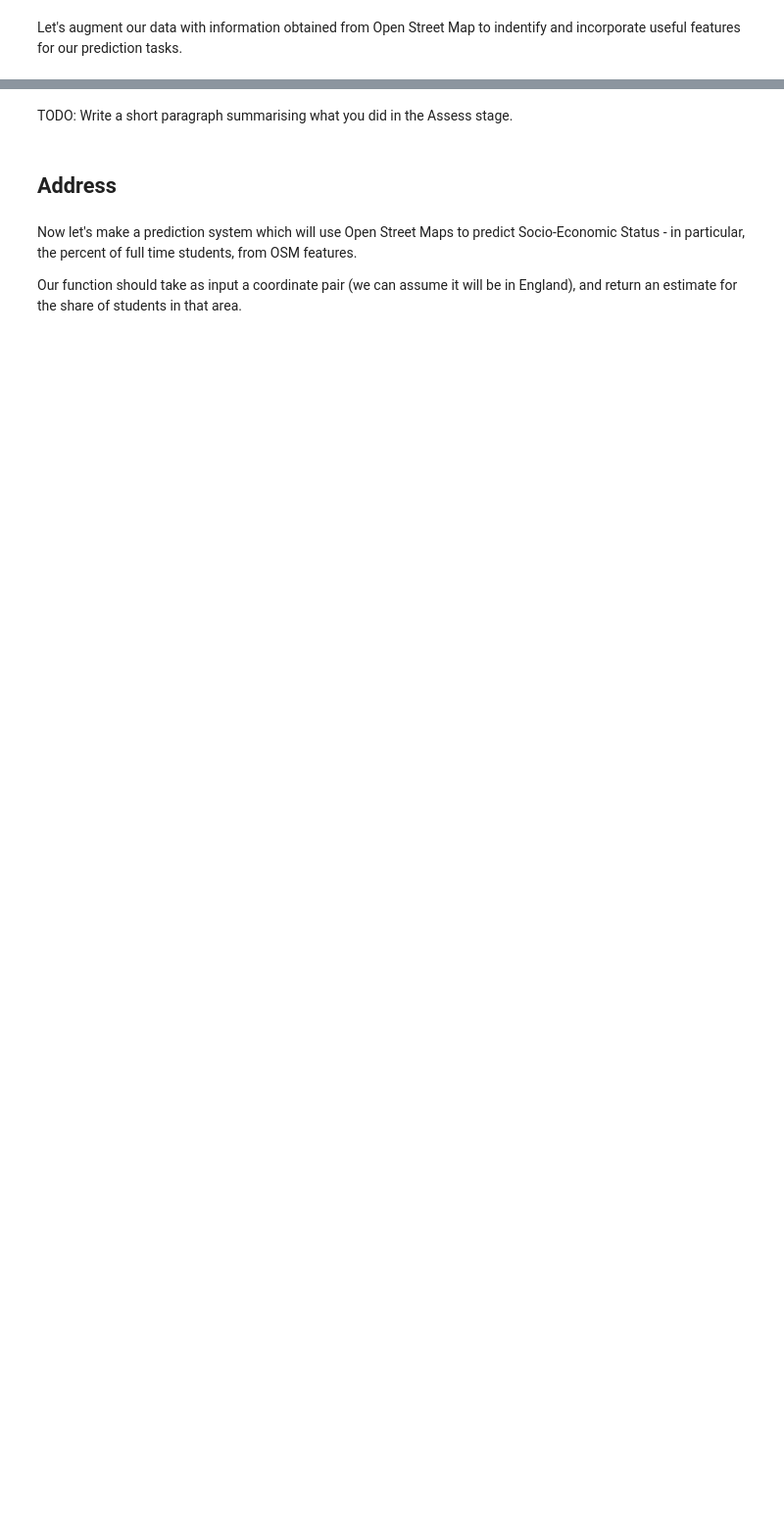
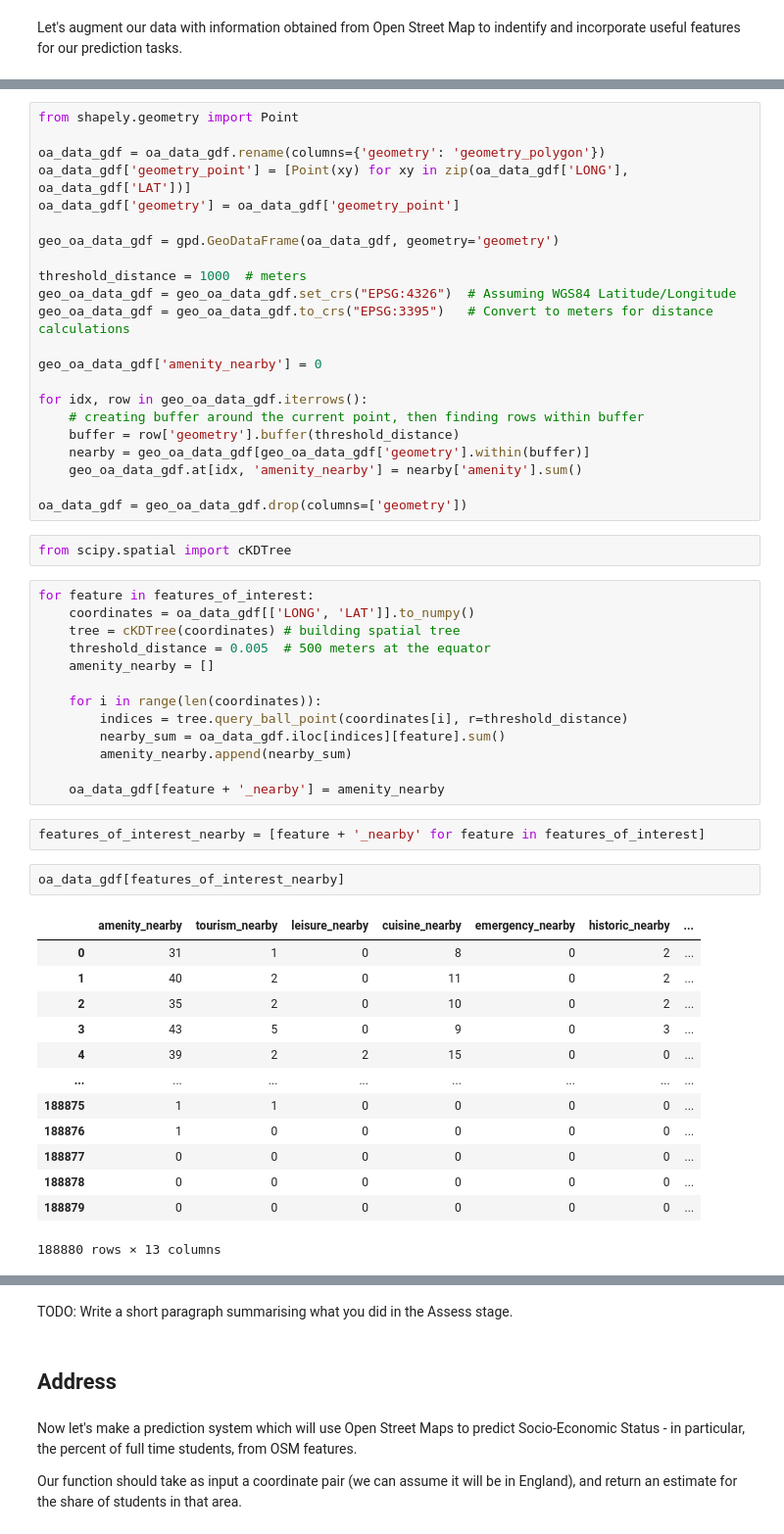
Before and after one commit to sdenyskov/sd995_ads_2024, a Jupyter notebook: notebooks/ads_course_assessment.ipynb, the cells around one changed output, grey strips where cells are left out. Shown: that part at 98% size. Saved outputs shown, nothing was run; the diff lists cells and outputs as text; blank space fills up the shorter version.

```diff
--- a/notebooks/ads_course_assessment.ipynb
+++ b/notebooks/ads_course_assessment.ipynb
@@ -1311,0 +1387,55 @@ Let's augment our data with information obtained from Open Street Map to indenti
+# %%
+from shapely.geometry import Point
+
+oa_data_gdf = oa_data_gdf.rename(columns={'geometry': 'geometry_polygon'})
+oa_data_gdf['geometry_point'] = [Point(xy) for xy in zip(oa_data_gdf['LONG'], oa_data_gdf['LAT'])]
+oa_data_gdf['geometry'] = oa_data_gdf['geometry_point']
+
+geo_oa_data_gdf = gpd.GeoDataFrame(oa_data_gdf, geometry='geometry')
+
+threshold_distance = 1000  # meters
+geo_oa_data_gdf = geo_oa_data_gdf.set_crs("EPSG:4326")  # Assuming WGS84 Latitude/Longitude
+geo_oa_data_gdf = geo_oa_data_gdf.to_crs("EPSG:3395")   # Convert to meters for distance calculations
+
+geo_oa_data_gdf['amenity_nearby'] = 0
+
+for idx, row in geo_oa_data_gdf.iterrows():
+    # creating buffer around the current point, then finding rows within buffer
+    buffer = row['geometry'].buffer(threshold_distance)
+    nearby = geo_oa_data_gdf[geo_oa_data_gdf['geometry'].within(buffer)]
+    geo_oa_data_gdf.at[idx, 'amenity_nearby'] = nearby['amenity'].sum()
+
+oa_data_gdf = geo_oa_data_gdf.drop(columns=['geometry'])
+# %%
+from scipy.spatial import cKDTree
+# %%
+for feature in features_of_interest:
+    coordinates = oa_data_gdf[['LONG', 'LAT']].to_numpy()
+    tree = cKDTree(coordinates) # building spatial tree
+    threshold_distance = 0.005  # 500 meters at the equator
+    amenity_nearby = []
+
+    for i in range(len(coordinates)):
+        indices = tree.query_ball_point(coordinates[i], r=threshold_distance)
+        nearby_sum = oa_data_gdf.iloc[indices][feature].sum()
+        amenity_nearby.append(nearby_sum)
+
+    oa_data_gdf[feature + '_nearby'] = amenity_nearby
+# %%
+features_of_interest_nearby = [feature + '_nearby' for feature in features_of_interest]
+# %%
+oa_data_gdf[features_of_interest_nearby]
+# %% [output]
+|  | amenity_nearby | tourism_nearby | leisure_nearby | cuisine_nearby | emergency_nearby | historic_nearby | ... |
+| 0 | 31 | 1 | 0 | 8 | 0 | 2 | ... |
+| 1 | 40 | 2 | 0 | 11 | 0 | 2 | ... |
+| 2 | 35 | 2 | 0 | 10 | 0 | 2 | ... |
+| 3 | 43 | 5 | 0 | 9 | 0 | 3 | ... |
+| 4 | 39 | 2 | 2 | 15 | 0 | 0 | ... |
+| ... | ... | ... | ... | ... | ... | ... | ... |
+| 188875 | 1 | 1 | 0 | 0 | 0 | 0 | ... |
+| 188876 | 1 | 0 | 0 | 0 | 0 | 0 | ... |
+| 188877 | 0 | 0 | 0 | 0 | 0 | 0 | ... |
+| 188878 | 0 | 0 | 0 | 0 | 0 | 0 | ... |
+| 188879 | 0 | 0 | 0 | 0 | 0 | 0 | ... |
+188880 rows × 13 columns
```
Also changed, not shown: parts of 39 cells of this notebook.
